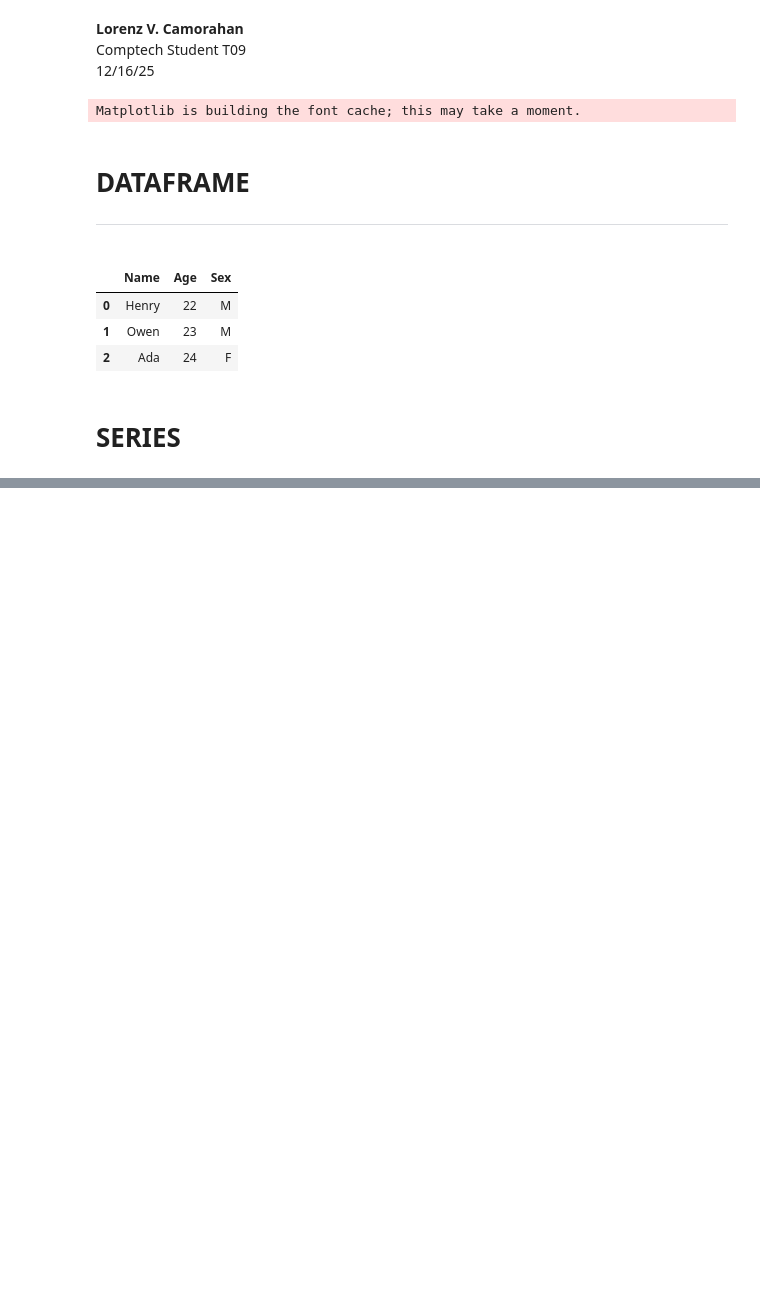
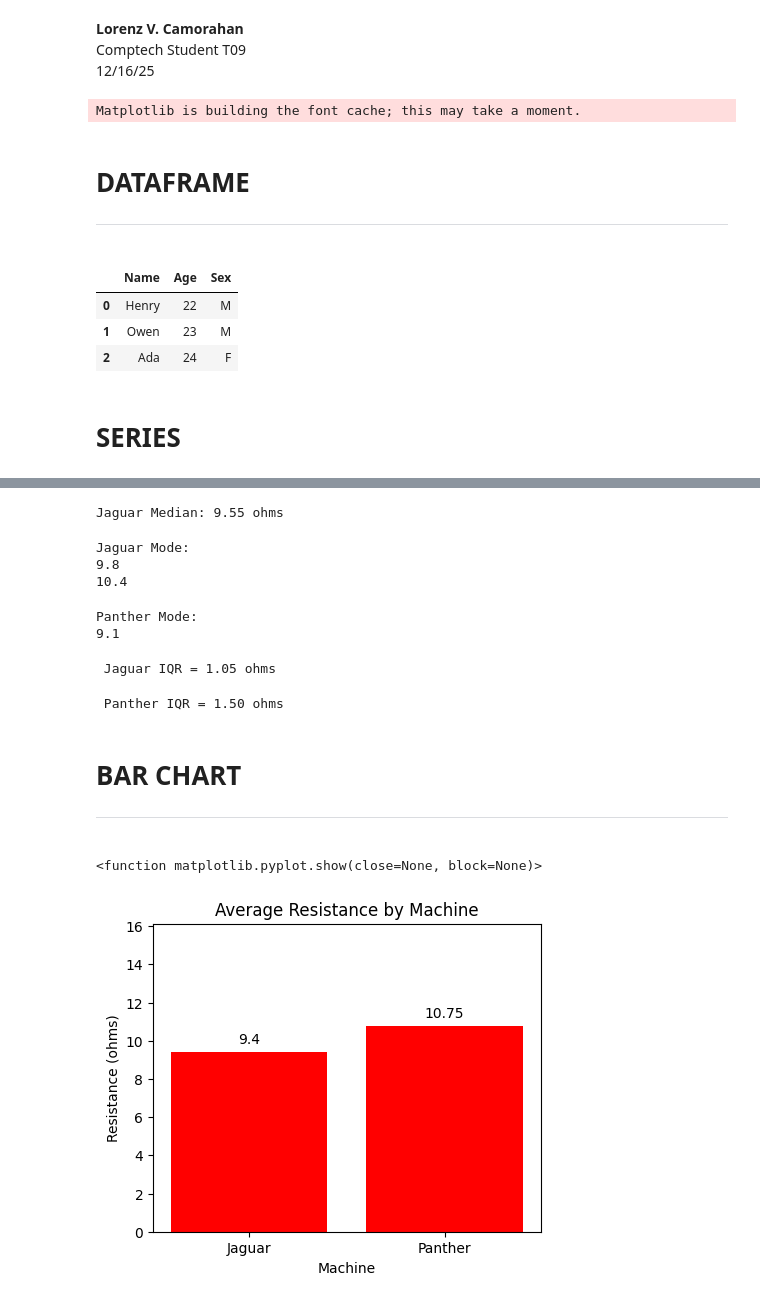
Before and after one commit to Lorenz-Camorahan/Camorahan-All-STATS-Code, a Jupyter notebook: Lab-4-pandas-basic.ipynb, the cells around one changed output, grey strips where cells are left out. Cells and saved outputs as stored; diff of their text form; code cells hidden in the pictures; blank space fills up the shorter version.

```diff
--- a/Lab-4-pandas-basic.ipynb
+++ b/Lab-4-pandas-basic.ipynb
@@ -36,0 +48,8 @@ age_col
+# %%
+# Jaguar vs Panther
+resistance = np.array ([
+    [10.6, 9.1, 9.3, 9.8, 10.5, 10.4, 9.5, 11, 10.4, 3, 9.8],
+    [10.1, 11, 9.1, 20, 9.2, 10.8, 9.9, 9.2, 9.1, 9.1, np.nan]
+]).T
+
+print (resistance)
@@ -36,0 +68,4 @@ age_col
+# %%
+# creating DataFrame from numpy array
+df = pd.DataFrame(resistance, columns = ['Jaguar', 'Panther'])
+df
@@ -36,0 +197,8 @@ age_col
+# %%
+# Median
+pan_median = df['Panther'].median()
+pan_median
+
+print(f'Jaguar Median: {pan_median:.2f} ohms')
+# %% [output]
+Jaguar Median: 9.55 ohms
@@ -36,0 +209,54 @@ age_col
+# %%
+print ('Jaguar Mode:')
+
+for i in jag_mode:
+    print (i)
+# %% [output]
+Jaguar Mode:
+9.8
+10.4
+# %%
+print ('Panther Mode:')
+
+for i in pan_mode:
+    print (i)
+# %% [output]
+Panther Mode:
+9.1
+# %%
+# Jaguar IQR
+
+Q1 = df['Jaguar'].quantile(0.25)
+Q3 = df['Jaguar'].quantile(0.75)
+
+print(f' Jaguar IQR = {Q3-Q1:.2f} ohms')
+# %% [output]
+ Jaguar IQR = 1.05 ohms
+# %%
+# Panther IQR
+
+Q1 = df['Panther'].quantile(0.25)
+Q3 = df['Panther'].quantile(0.75)
+
+print(f' Panther IQR = {Q3-Q1:.2f} ohms')
+# %% [output]
+ Panther IQR = 1.50 ohms
+# %% [markdown]
+# BAR CHART <hr style = "border:2.5px solid #0000FF"></hr>
+# %%
+jag_mean = df['Jaguar'].mean()
+pan_mean = df['Panther'].mean()
+
+plt.figure(figsize=(5,4))
+bars = plt.bar(['Jaguar', 'Panther'], [jag_mean,pan_mean], color = "red")
+plt.title('Average Resistance by Machine')
+plt.ylabel('Resistance (ohms)')
+plt.xlabel('Machine')
+
+# Label
+plt.bar_label(bars,padding=4)
+plt.margins(y=0.5)
+plt.show
+# %% [output]
+<function matplotlib.pyplot.show(close=None, block=None)>
+[figure, added]
```
Also changed, not shown: parts of 16 cells of this notebook.
